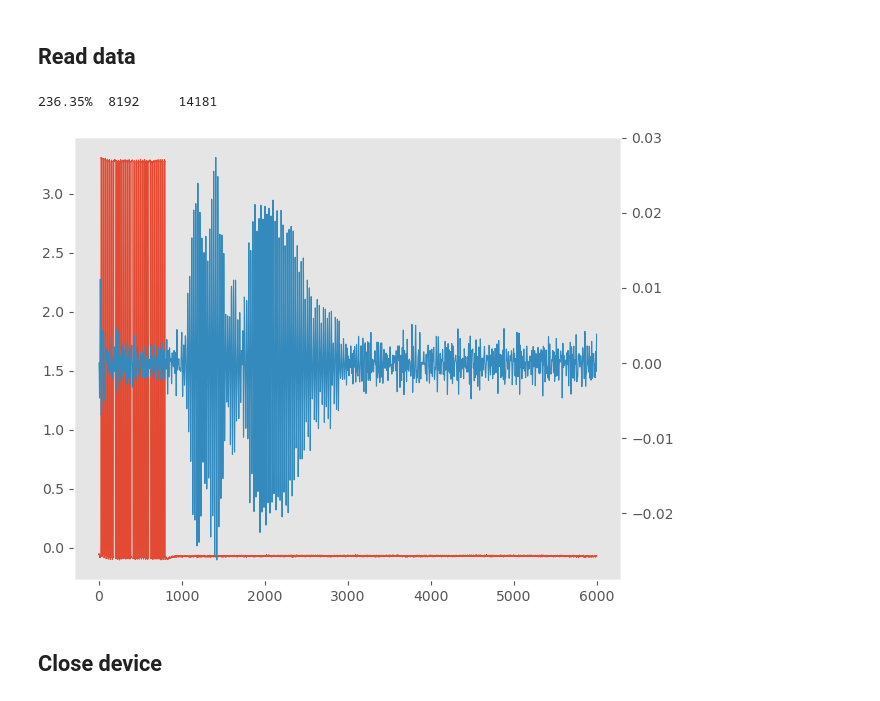
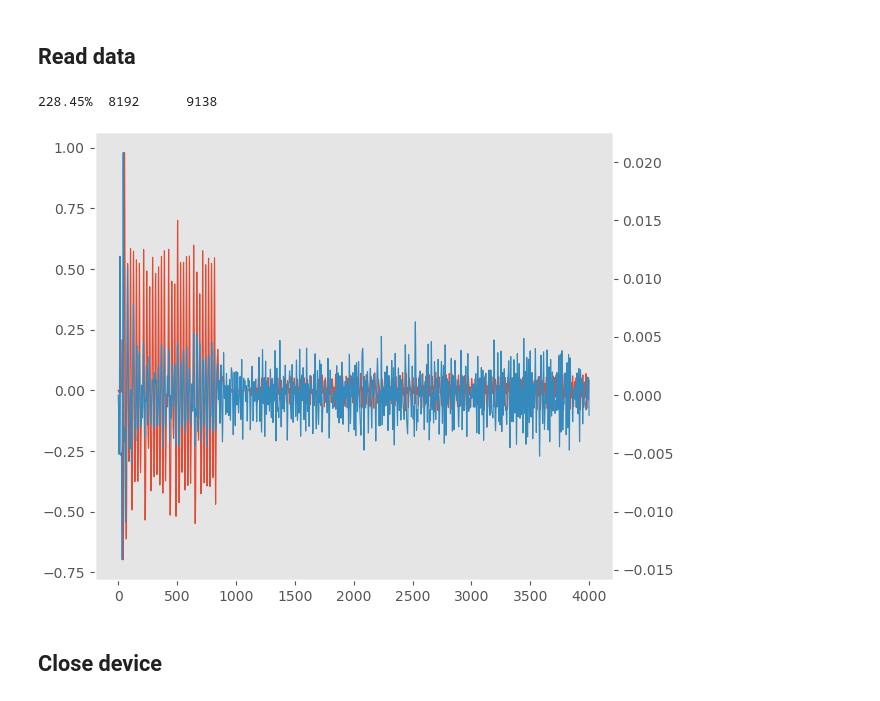
Before and after one commit to Oskari-Tuormaa/BAC, a Jupyter notebook: experiments/esp_control/pydwf_test.ipynb, the cells around one changed output. Cells and saved outputs as stored; diff of their text form; code cells hidden in the pictures.

```diff
--- a/experiments/esp_control/pydwf_test.ipynb
+++ b/experiments/esp_control/pydwf_test.ipynb
@@ -58,7 +58,7 @@ for CH in outCH:
 ## Analog input settings
 inCH = [0, 1]
 inFreq = 1e6
-inRecordLen = 0.006
+inRecordLen = 0.004
 inNSamples = int(inFreq * inRecordLen)
 
 ## Setup analogIn
@@ -94,40 +94,40 @@ while True:
     if aSamples != 0:
         cSamples = np.vstack(
                     [anIn.statusData(idx, aSamples)
                      for idx in inCH]).transpose()
         samples.append(cSamples)
 
     nSamples = sum(len(x) for x in samples)
     print(f"\r\033[K{100*nSamples/inNSamples: >4.2f}% {aSamples: >5} {nSamples: >9}", end="")
 
     if status == pydwf.DwfState.Done and nSamples >= inNSamples:
         break
 print()
 
 ## Concatenate all sample chunks
 samples = np.concatenate(samples)
 
 ## Discard oldest samples
 samples = samples[-inNSamples:]
 
 inSig = samples[:, 0]
 outSig = butter_bandpass_filter(samples[:, 1], 20e3, 80e3, inFreq)
 # outSig = butter_bandpass_filter(samples[:, 1], 20e3, 250e3, inFreq)
 # outSig = samples[:, 1]
 
-axs.plot(inSig, c="C0")
+axs.plot(butter_bandpass_filter(inSig, 20e3, 80e3, inFreq), c="C0")
 axr = axs.twinx()
 axr.plot(outSig, c="C1")
 axs.grid(False)
 axr.grid(False)
 
-now = datetime.datetime.now()
-out_path = Path("data", f"{now:%y%m%d}", f"data_VERO_{now:%H%M%S}.csv")
-out_path.parent.mkdir(exist_ok=True)
-np.savetxt(out_path, samples, delimiter=",")
+# now = datetime.datetime.now()
+# out_path = Path("data", f"{now:%y%m%d}", f"data_VERO_{now:%H%M%S}.csv")
+# out_path.parent.mkdir(exist_ok=True)
+# np.savetxt(out_path, samples, delimiter=",")
 # %% [output]
-236.35%  8192     14181
+228.45%  8192      9138
-[figure, old version]
+[figure, new version]
 # %% [markdown]
 ## Close device
 # %%
```
Also changed, not shown: 6 other files.
